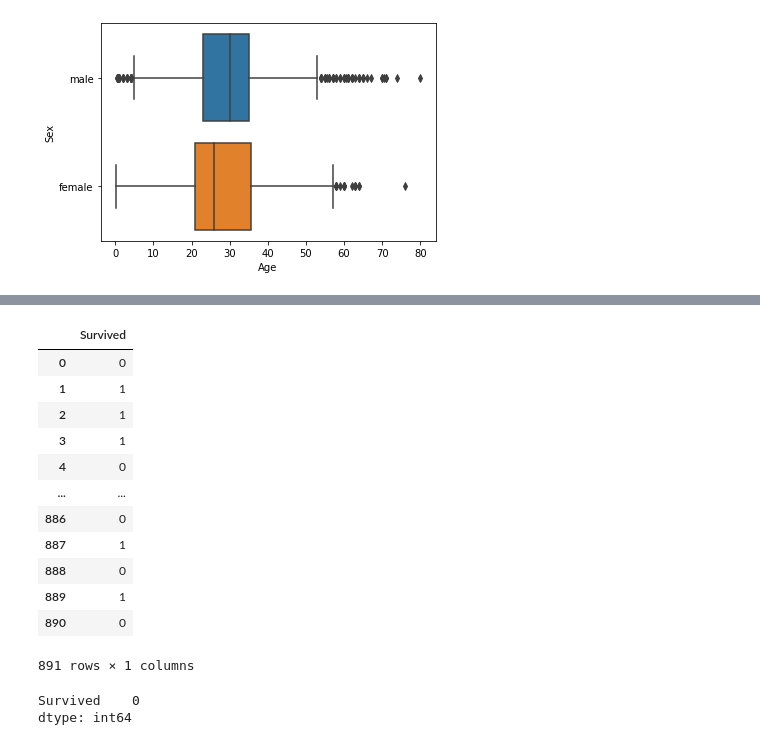
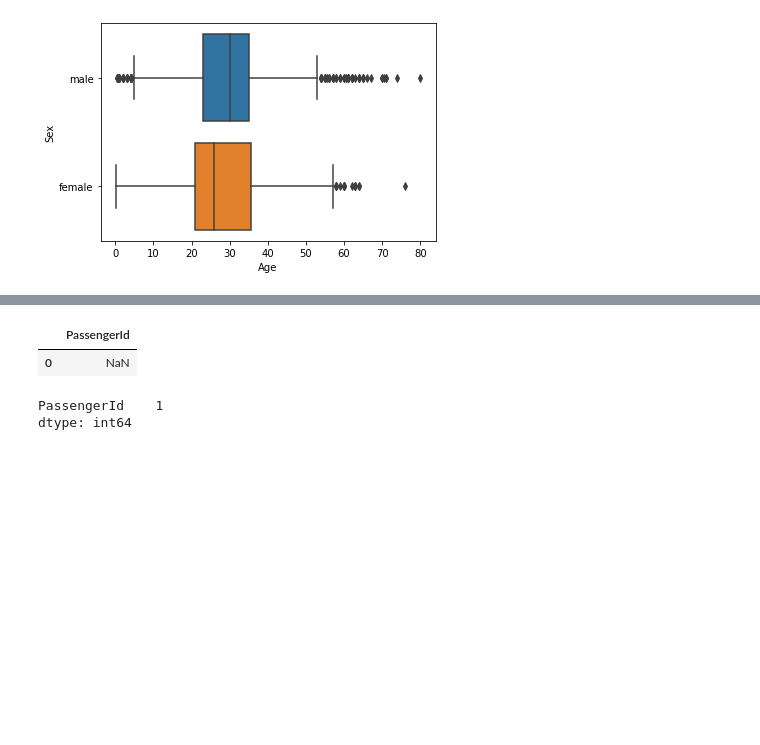
Before and after one commit to SoftWareAK/Titanic-Survival-Prediction-, a Jupyter notebook: Titanic.ipynb, the cells around one changed output, grey strips where cells are left out. Cells and saved outputs as stored; diff of their text form; code cells hidden in the pictures; blank space fills up the shorter version.

```diff
--- a/Titanic.ipynb
+++ b/Titanic.ipynb
@@ -549,22 +562,11 @@ ls
 # %%
-check=pd.read_csv('TİTANİC.csv')
+check=pd.read_csv('TİTANİC2.csv')
 check
 # %% [output]
-|  | Survived |
-| 0 | 0 |
-| 1 | 1 |
-| 2 | 1 |
-| 3 | 1 |
-| 4 | 0 |
-| ... | ... |
-| 886 | 0 |
-| 887 | 1 |
-| 888 | 0 |
-| 889 | 1 |
-| 890 | 0 |
+|  | PassengerId |
+| 0 | NaN |
-891 rows × 1 columns
 # %%
 check.isnull().sum()
 # %% [output]
-Survived    0
+PassengerId    1
 dtype: int64
```
Also changed, not shown: parts of 25 cells of this notebook.
